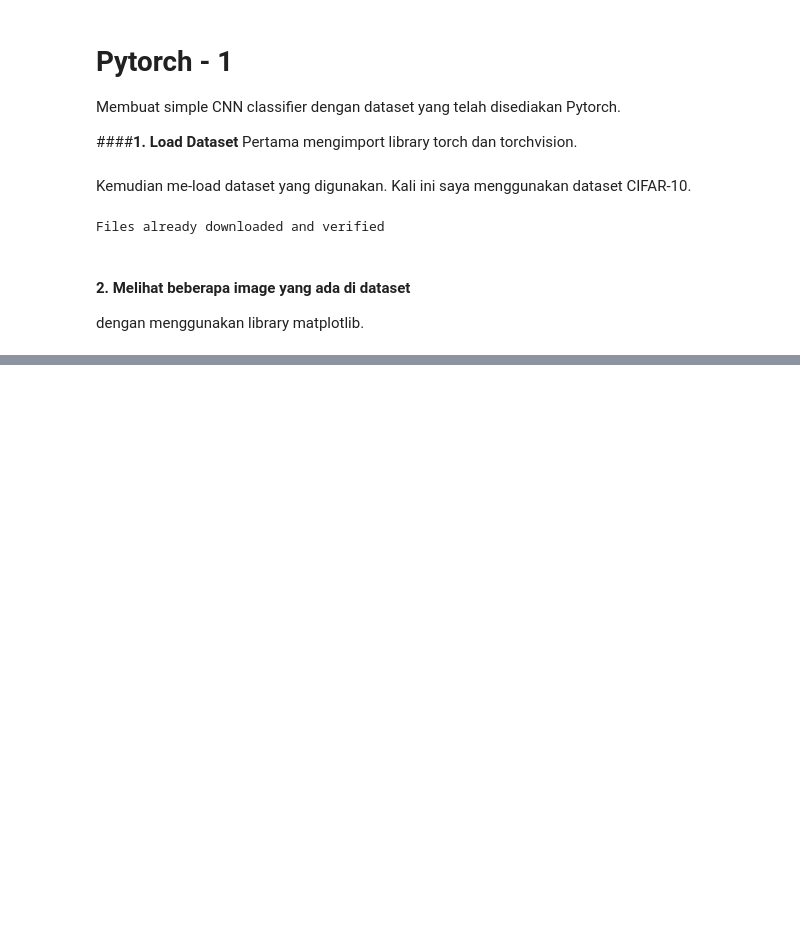
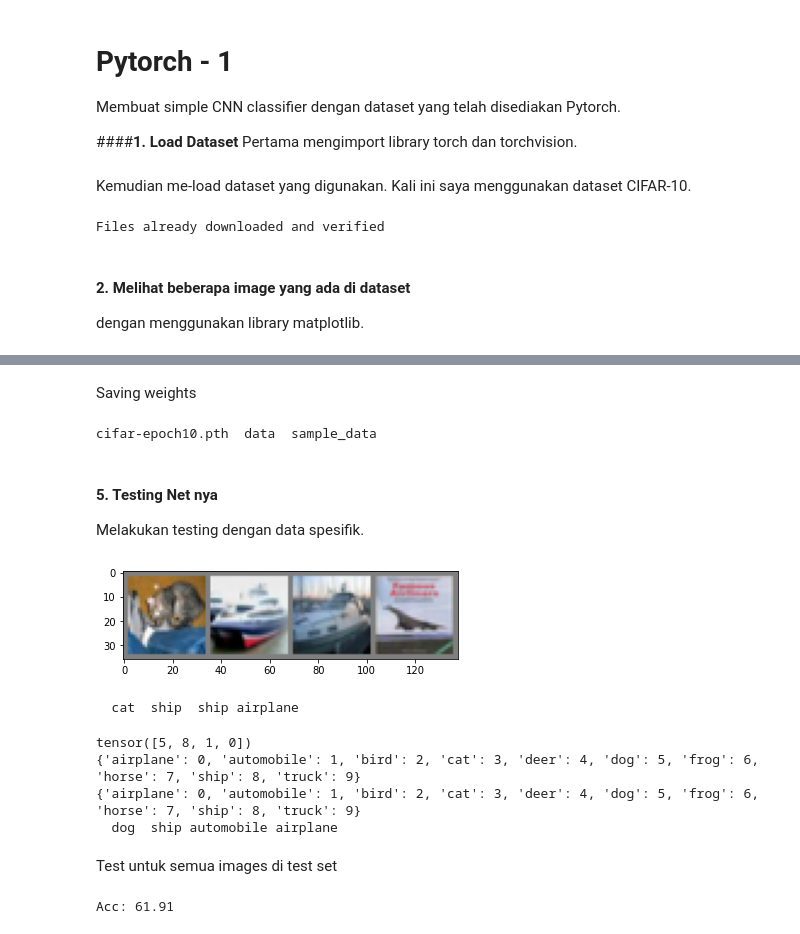
Before and after one commit to wafdanhafiy/firstpytorch, a Jupyter notebook: Pytorch1.ipynb, the cells around one changed output, grey strips where cells are left out. Cells and saved outputs as stored; diff of their text form; code cells hidden in the pictures; blank space fills up the shorter version.

Commit message:
define cnn model, training, testing

```diff
--- a/Pytorch1.ipynb
+++ b/Pytorch1.ipynb
@@ -49,0 +102,20 @@ imgshow(torchvision.utils.make_grid(images))
+# %%
+for epoch in range (10):
+  ###
+  running_loss = 0.0
+  for i, data in enumerate(trainloader, 0):
+    inputs, labels = data
+    inputs = inputs.to("cuda")
+    optimizer.zero_grad()
+
+    outputs = net(inputs)
+    outputs = outputs.cpu()
+    lossval = loss(outputs, labels)
+    lossval.backward()
+    optimizer.step()
+
+    running_loss += lossval.item()
+  #if (i + 1) % 2000 == 0:
+  print("Epoch:", epoch + 1, "Mini batch ke:", i + 1, "Loss:", running_loss/len(traindata))
+  running_loss = 0.0
+print("Finish ...")
@@ -49,0 +134,52 @@ imgshow(torchvision.utils.make_grid(images))
+# %% [markdown]
+Saving weights
+# %%
+torch.save(net.cpu().state_dict(), "./cifar-epoch10.pth")
+!ls
+# %% [output]
+cifar-epoch10.pth  data  sample_data
+# %% [markdown]
+#### **5. Testing Net nya**
+Melakukan testing dengan data spesifik.
+# %%
+dataiter = iter(testloader)
+images, labels = dataiter.next()
+
+imgshow(torchvision.utils.make_grid(images))
+print(' '.join('%5s' % testdata.classes[labels[i]] for i in range(4) ))
+# %% [output]
+[figure, added]
+  cat  ship  ship airplane
+# %%
+#inputs = inputs.to("cpu")
+outputs = net(images)
+
+_, predicted = torch.max(outputs, 1)
+print(predicted)
+print(testdata.class_to_idx)
+print(traindata.class_to_idx)
+print(' '.join('%5s' % testdata.classes[predicted[i]] for i in range(4) ))
+# %% [output]
+tensor([5, 8, 1, 0])
+{'airplane': 0, 'automobile': 1, 'bird': 2, 'cat': 3, 'deer': 4, 'dog': 5, 'frog': 6, 'horse': 7, 'ship': 8, 'truck': 9}
+{'airplane': 0, 'automobile': 1, 'bird': 2, 'cat': 3, 'deer': 4, 'dog': 5, 'frog': 6, 'horse': 7, 'ship': 8, 'truck': 9}
+  dog  ship automobile airplane
+# %% [markdown]
+Test untuk semua images di test set
+# %%
+correct = 0
+total = 0
+
+with torch.no_grad():
+  for data in testloader:
+    images, labels = data
+    outputs = net(images)
+
+    _, predicted = torch.max(outputs, 1)
+
+    total += labels.size(0)
+
+    correct += (predicted == labels).sum().item()
+print("Acc:", (correct/float(total))*100)
+# %% [output]
+Acc: 61.91
```
Also changed, not shown: parts of 6 cells of this notebook.
